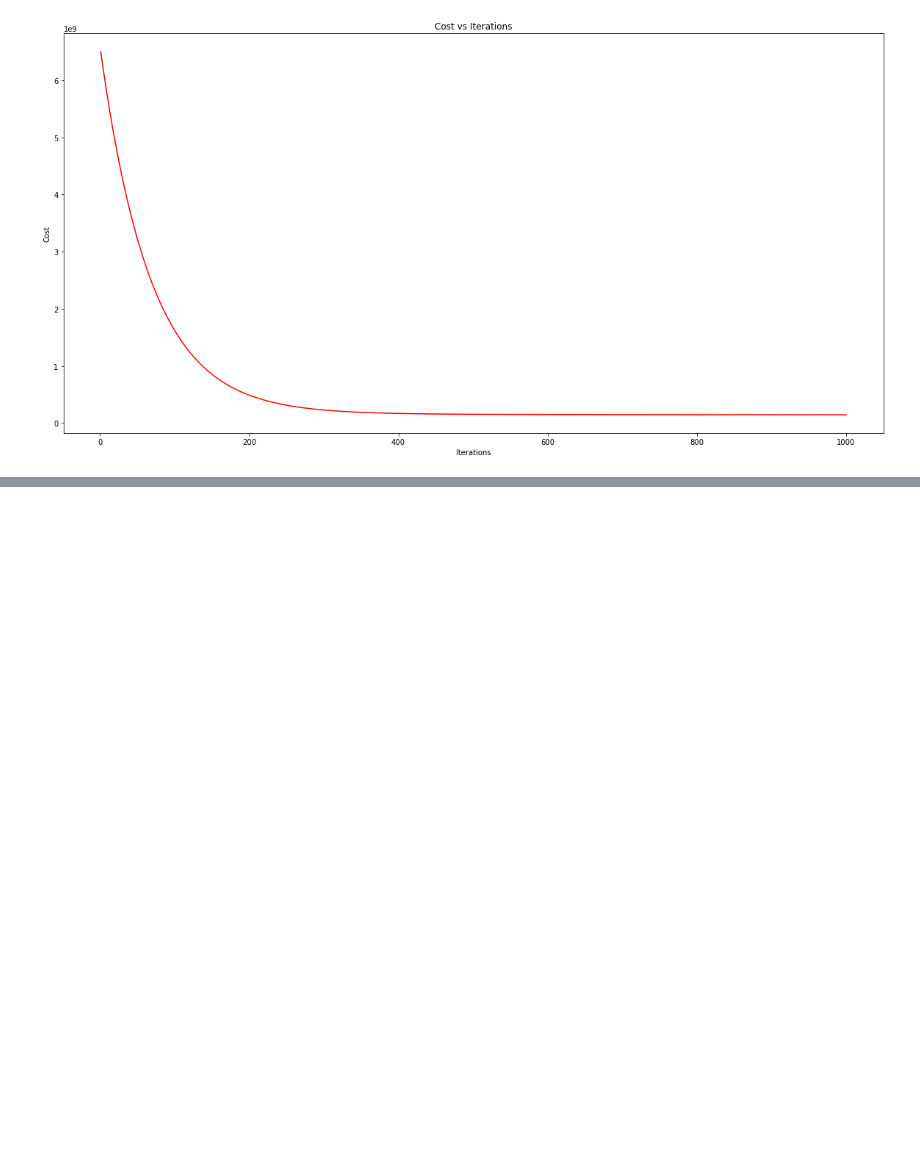
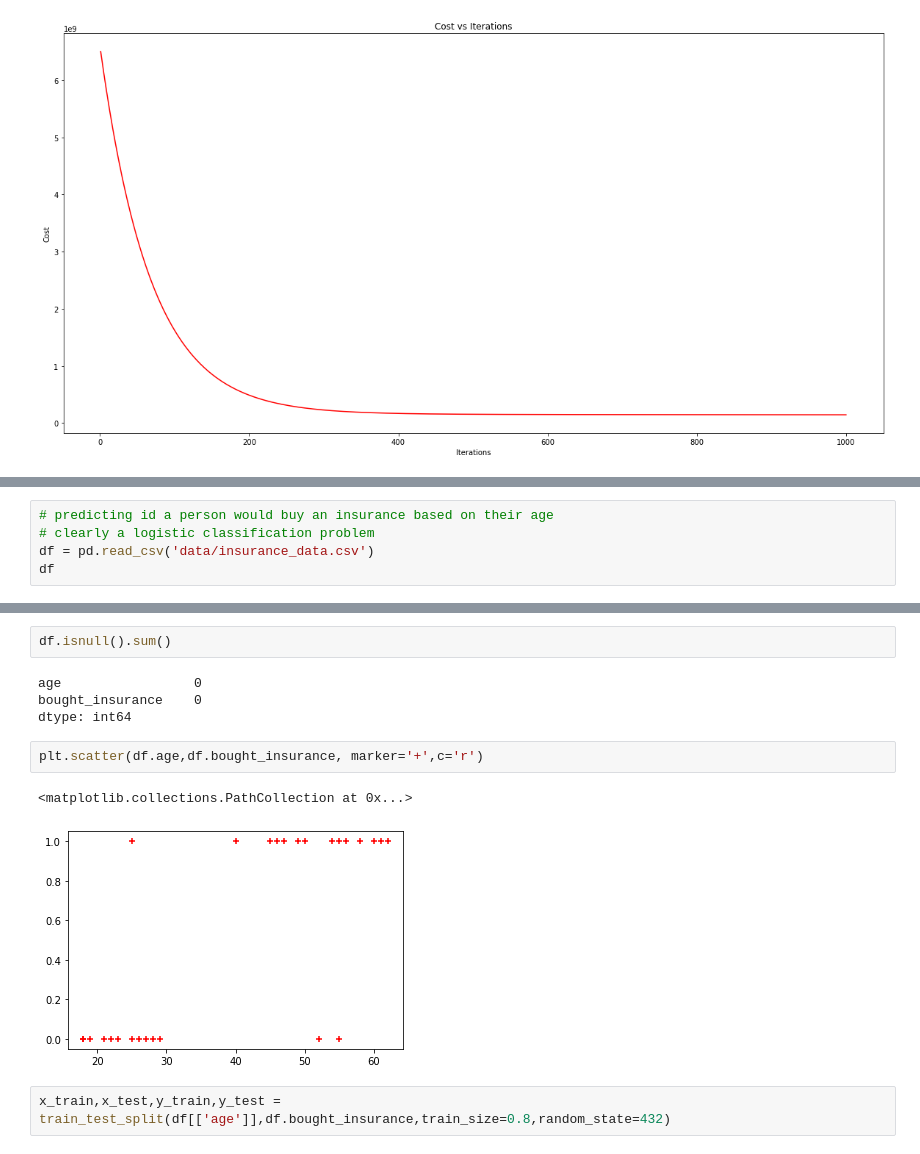
Before and after one commit to AvyayIrde/Data-Science-Course, a Jupyter notebook: Week 9/ML_Intro.ipynb, the cells around one changed output, grey strips where cells are left out. Drawn from its saved outputs; the diff is of its cells as text; blank space fills up the shorter version.

```diff
--- a/Week 9/ML_Intro.ipynb
+++ b/Week 9/ML_Intro.ipynb
@@ -591,0 +853,5 @@ Example 5
+# %%
+# predicting id a person would buy an insurance based on their age
+# clearly a logistic classification problem
+df = pd.read_csv('data/insurance_data.csv')
+df
@@ -591,0 +876,13 @@ Example 5
+# %%
+df.isnull().sum()
+# %% [output]
+age                 0
+bought_insurance    0
+dtype: int64
+# %%
+plt.scatter(df.age,df.bought_insurance, marker='+',c='r')
+# %% [output]
+<matplotlib.collections.PathCollection at 0x...>
+[figure, added]
+# %%
+x_train,x_test,y_train,y_test = train_test_split(df[['age']],df.bought_insurance,train_size=0.8,random_state=432)
```
Also changed, not shown: parts of 47 cells of this notebook, 4 other files.
